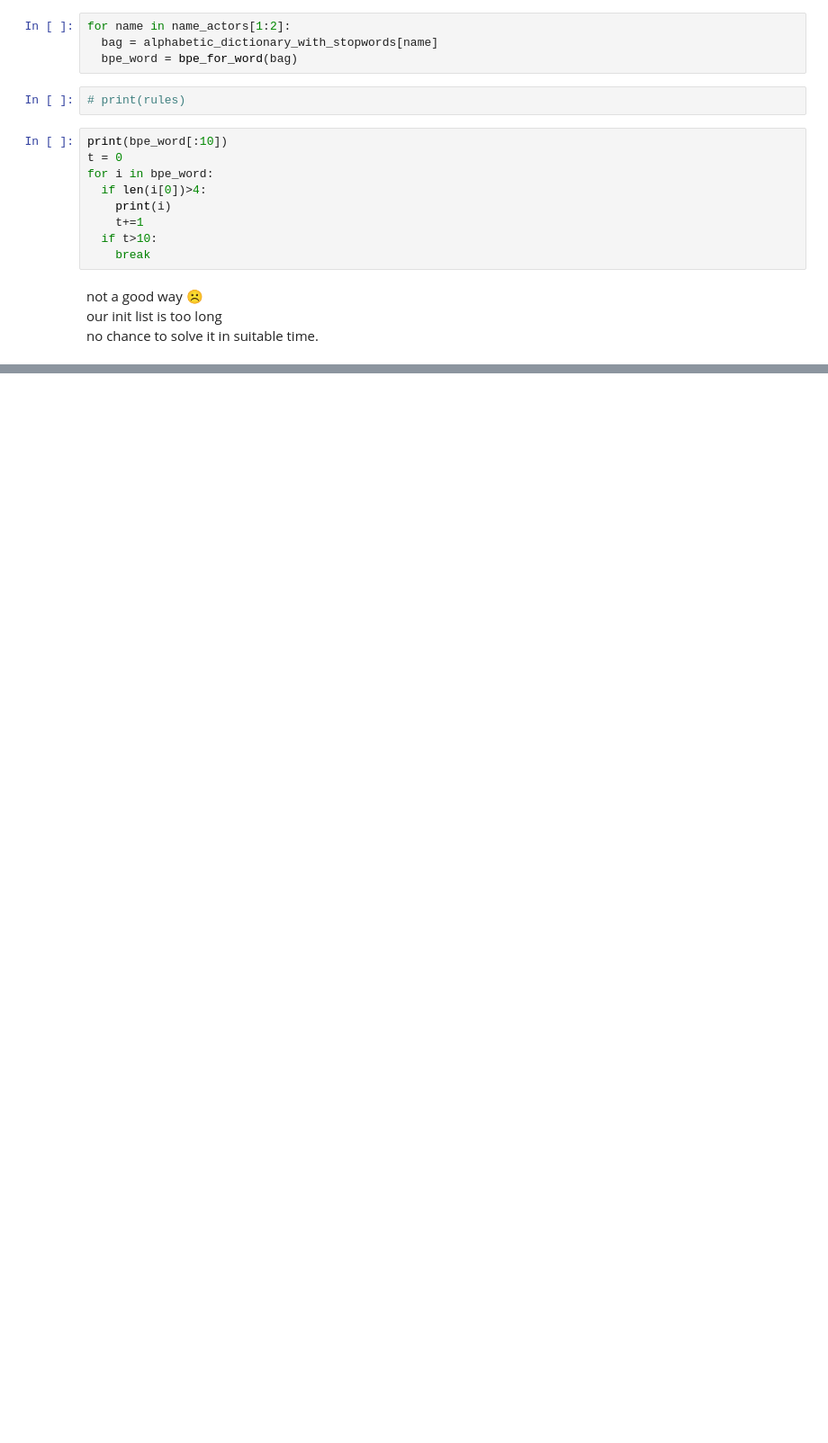
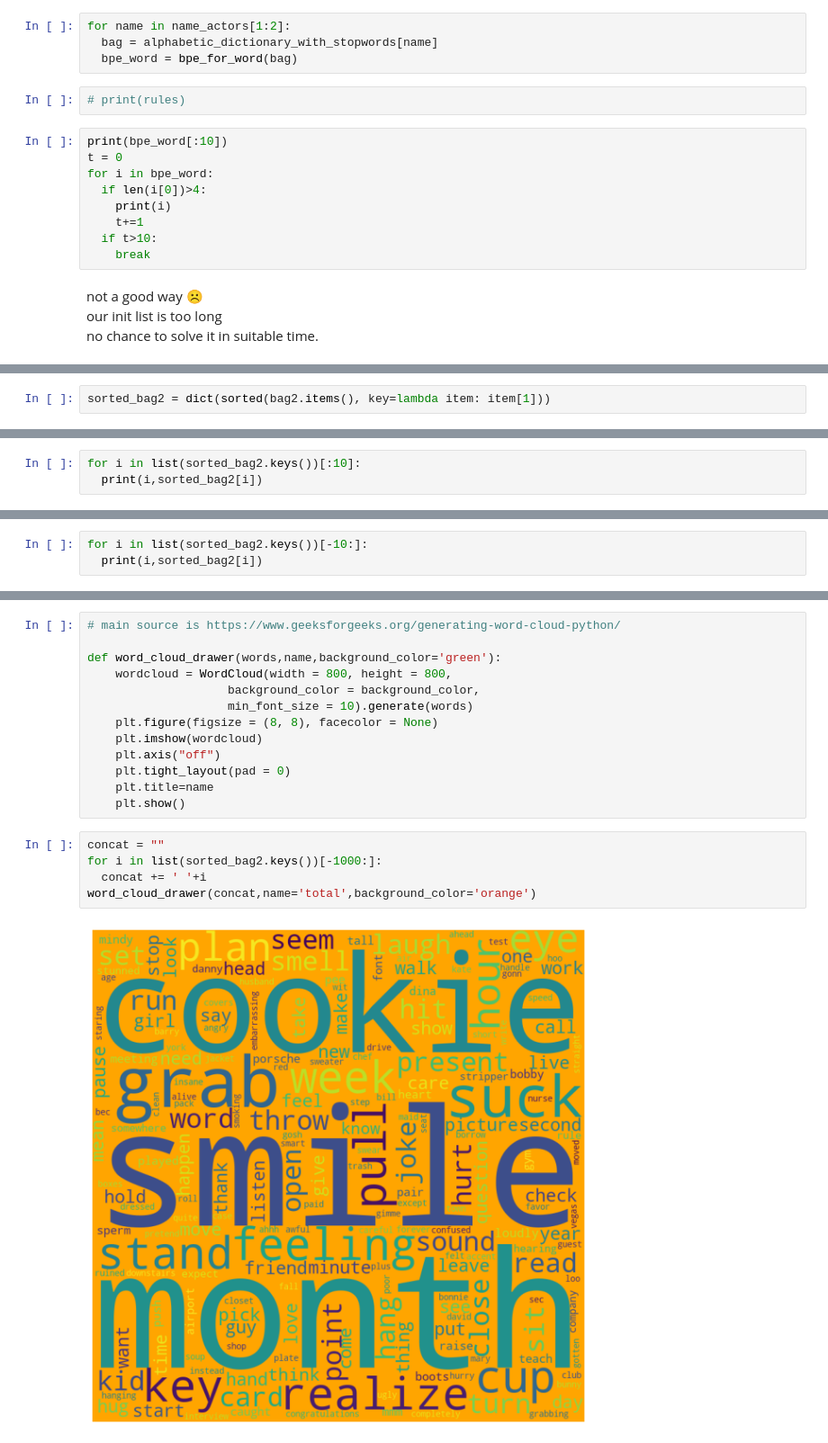
Before and after one commit to aSafarpoor/NLP-HW2, a Jupyter notebook: NLP_HW2.ipynb, the cells around one changed output, grey strips where cells are left out. Shown at 90% size. Cells and saved outputs as stored; diff of their text form; blank space fills up the shorter version.

```diff
--- a/NLP_HW2.ipynb
+++ b/NLP_HW2.ipynb
@@ -592,0 +625,2 @@ no chance to solve it in suitable time.
+# %%
+sorted_bag2 = dict(sorted(bag2.items(), key=lambda item: item[1]))
@@ -592,0 +650,3 @@ no chance to solve it in suitable time.
+# %%
+for i in list(sorted_bag2.keys())[:10]:
+  print(i,sorted_bag2[i])
@@ -592,0 +664,3 @@ no chance to solve it in suitable time.
+# %%
+for i in list(sorted_bag2.keys())[-10:]:
+  print(i,sorted_bag2[i])
@@ -592,0 +678,20 @@ no chance to solve it in suitable time.
+# %%
+# main source is https://www.geeksforgeeks.org/generating-word-cloud-python/
+
+def word_cloud_drawer(words,name,background_color='green'):
+    wordcloud = WordCloud(width = 800, height = 800,
+                    background_color = background_color,
+                    min_font_size = 10).generate(words)
+    plt.figure(figsize = (8, 8), facecolor = None)
+    plt.imshow(wordcloud)
+    plt.axis("off")
+    plt.tight_layout(pad = 0)
+    plt.title=name
+    plt.show()
+# %%
+concat = ""
+for i in list(sorted_bag2.keys())[-1000:]:
+  concat += ' '+i
+word_cloud_drawer(concat,name='total',background_color='orange')
+# %% [output]
+[figure, added]
```
Also changed, not shown: parts of 12 cells of this notebook.
